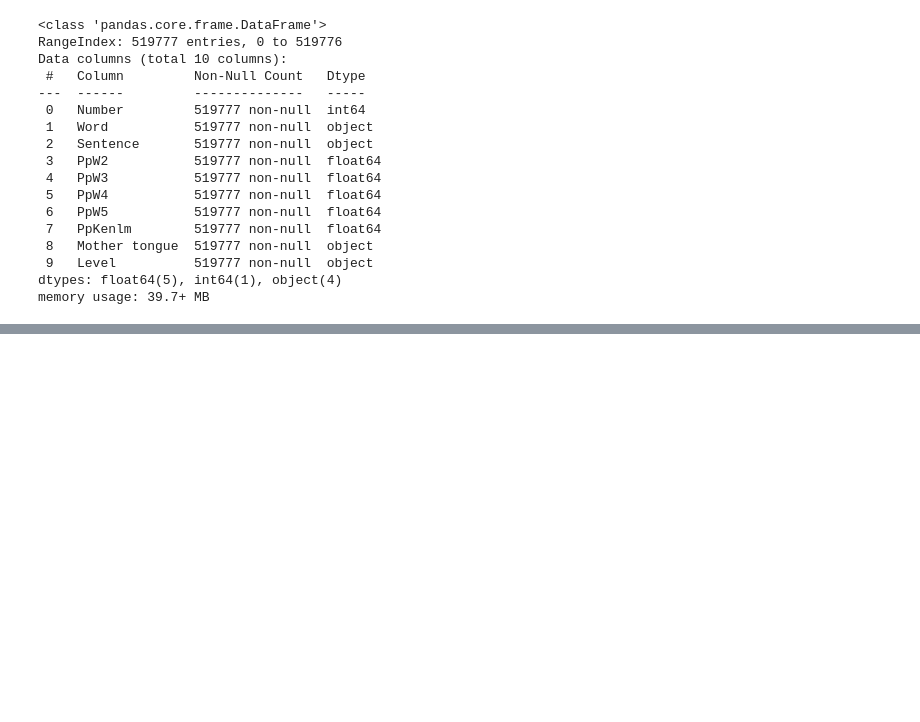
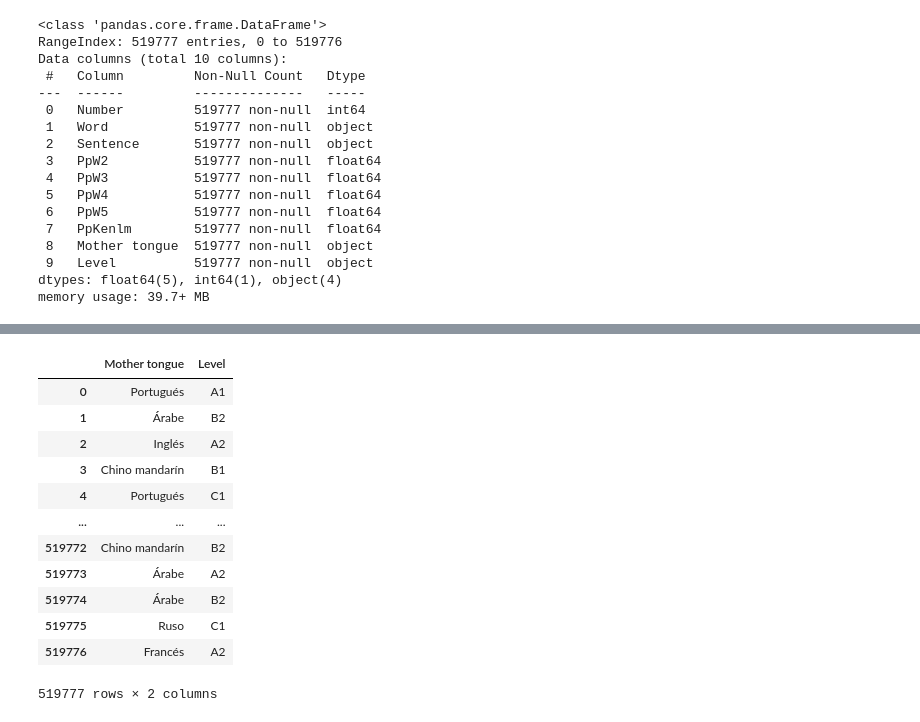
Before and after one commit to gadeamm/perplejidad, a Jupyter notebook: Training and Testing sets.ipynb, the cells around one changed output, grey strips where cells are left out. Cells and saved outputs as stored; diff of their text form; code cells hidden in the pictures; blank space fills up the shorter version.

```diff
--- a/Training and Testing sets.ipynb
+++ b/Training and Testing sets.ipynb
@@ -323,0 +349,18 @@ memory usage: 39.7+ MB
+# %%
+yt=train_set[['Mother tongue','Level']]
+# %%
+yt
+# %% [output]
+|  | Mother tongue | Level |
+| 0 | Portugués | A1 |
+| 1 | Árabe | B2 |
+| 2 | Inglés | A2 |
+| 3 | Chino mandarín | B1 |
+| 4 | Portugués | C1 |
+| ... | ... | ... |
+| 519772 | Chino mandarín | B2 |
+| 519773 | Árabe | A2 |
+| 519774 | Árabe | B2 |
+| 519775 | Ruso | C1 |
+| 519776 | Francés | A2 |
+519777 rows × 2 columns
```
Also changed, not shown: parts of 17 cells of this notebook.
